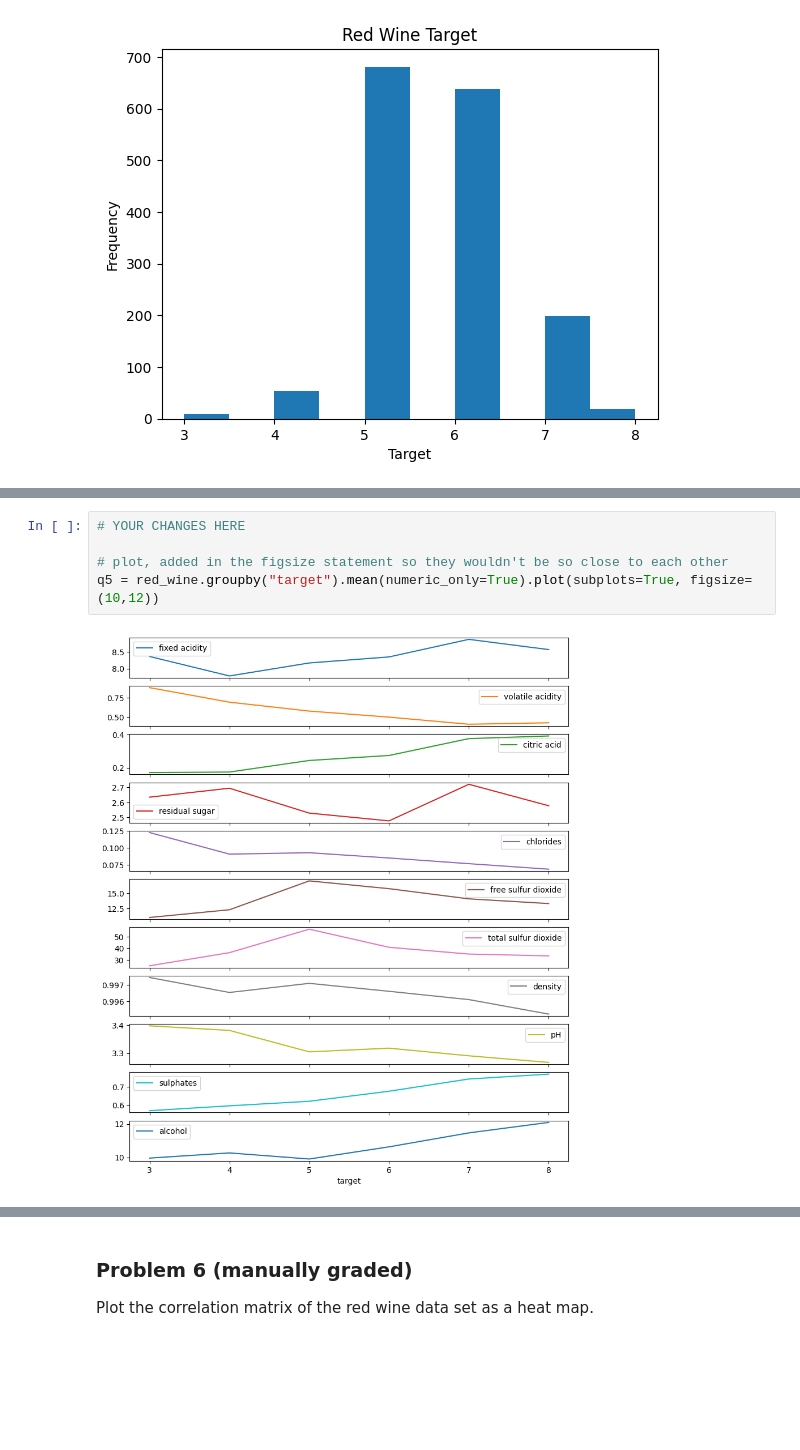
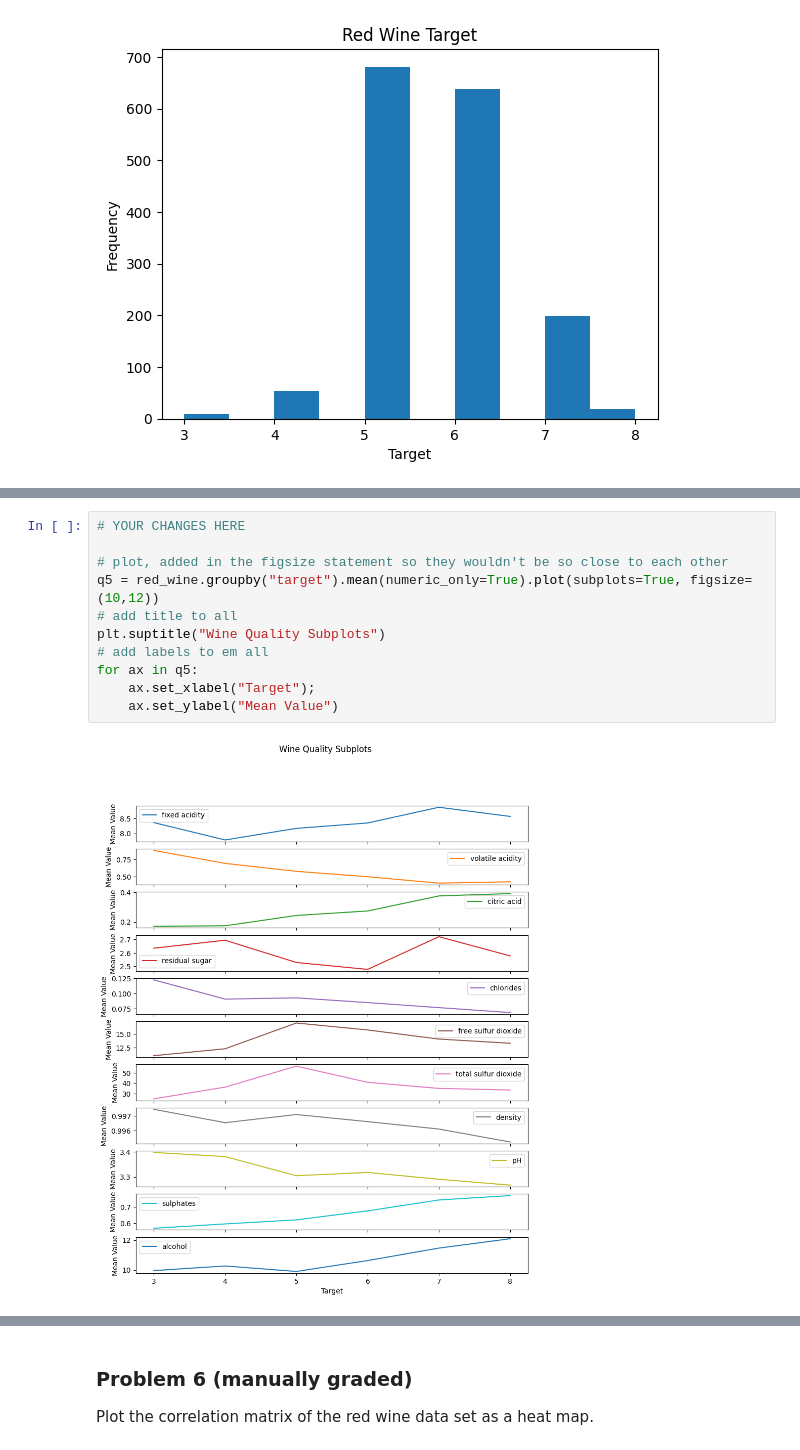
Before and after one commit to beckaa-l/dx602-homework-10, a Jupyter notebook: homework.ipynb, the cells around one changed output, grey strips where cells are left out. Saved outputs shown, nothing was run; the diff lists cells and outputs as text; blank space fills up the shorter version.

```diff
--- a/homework.ipynb
+++ b/homework.ipynb
@@ -120,10 +125,16 @@ Reproduce that chart with the red wine data set using its target column instead.
 # %%
 # YOUR CHANGES HERE
 
 # plot, added in the figsize statement so they wouldn't be so close to each other
 q5 = red_wine.groupby("target").mean(numeric_only=True).plot(subplots=True, figsize=(10,12))
+# add title to all
+plt.suptitle("Wine Quality Subplots")
+# add labels to em all
+for ax in q5:
+    ax.set_xlabel("Target");
+    ax.set_ylabel("Mean Value")
 # %% [output]
-[figure, old version]
+[figure, new version]
 # %% [markdown]
 <div style="page-break-after: always;"></div>
 # %% [markdown]
```
Also changed, not shown: parts of 12 cells of this notebook.
